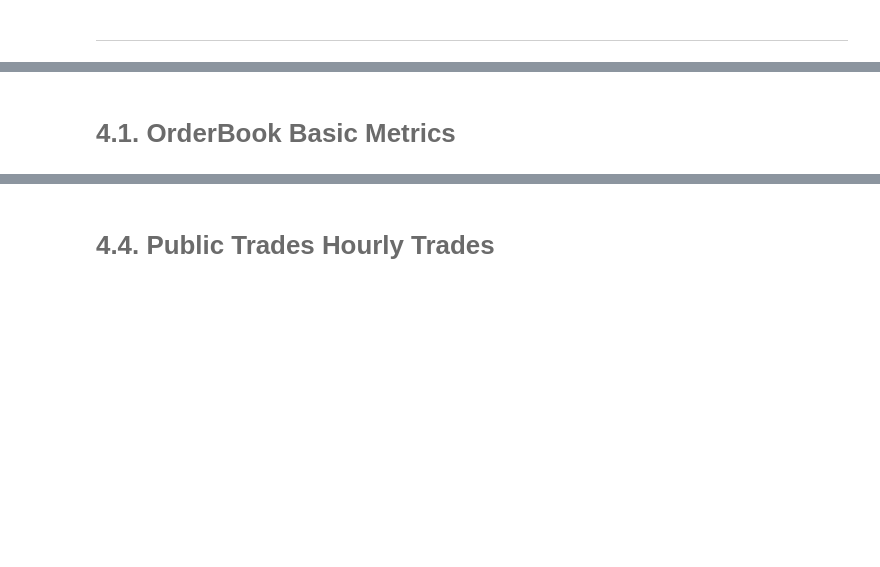
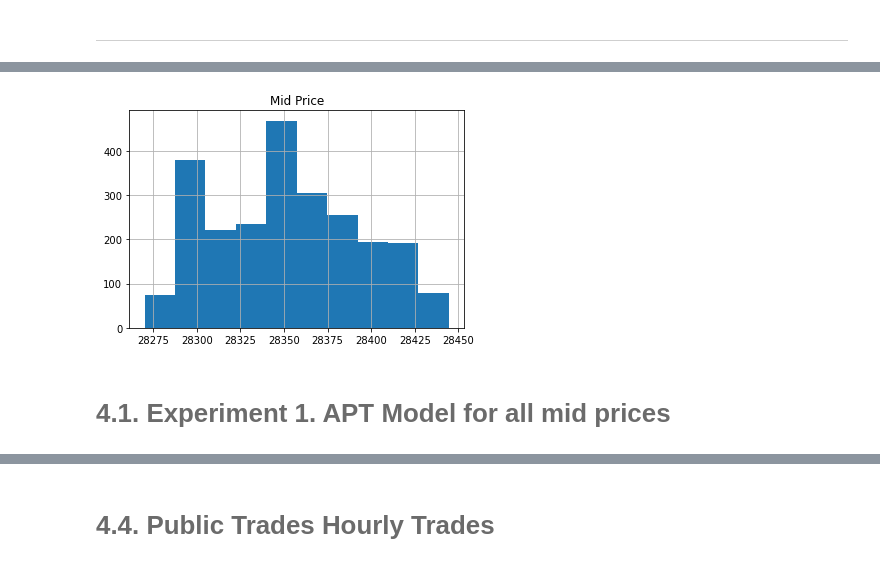
Before and after one commit to PintorOD1997/Lab2_Models, a Jupyter notebook: Main Notebook.ipynb, the cells around one changed output, grey strips where cells are left out. Cells and saved outputs as stored; diff of their text form; code cells hidden in the pictures; blank space fills up the shorter version.

Commit message:
Commit 2: Changes to main.py and Main Notebook, Added all calculations for Model 1

```diff
--- a/Main Notebook.ipynb
+++ b/Main Notebook.ipynb
@@ -79,0 +72,12 @@ tradesHora, volume, count, OHLCV = functions.PT_metrics(PT)
+# %%
+# Load Data
+# OrderBook opening using data openOB function
+data_ob = dt.openOB()
+# Orderbook timestamp
+ob_ts = list(data_ob.keys())
+# Timestamp listing
+l_ts = [pd.to_datetime(i_ts) for i_ts in ob_ts]
+# MidPrice, using the metrics dataframe from the functions library
+x,_,_ = ft.OB_metrics(data_ob)
+midprice = x["Mid Price"]
+pd.DataFrame(midprice).head()
@@ -80,2 +91,6 @@ tradesHora, volume, count, OHLCV = functions.PT_metrics(PT)
+# %%
+pd.DataFrame(midprice).hist();
+# %% [output]
+[figure, added]
 # %% [markdown]
-# <font color= #6B6B6B> 4.1. OrderBook Basic Metrics  </font>
+# <font color= #6B6B6B> 4.1. Experiment 1. APT Model for all mid prices  </font>
```
Also changed, not shown: parts of 26 cells of this notebook, 2 other files.
